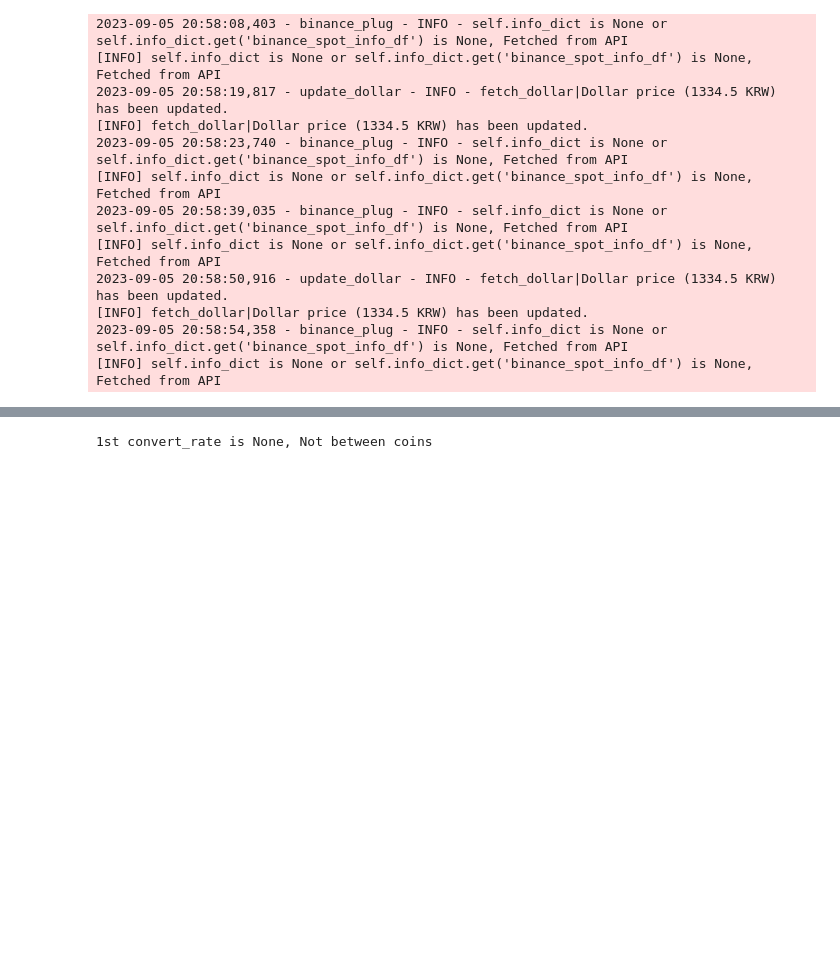
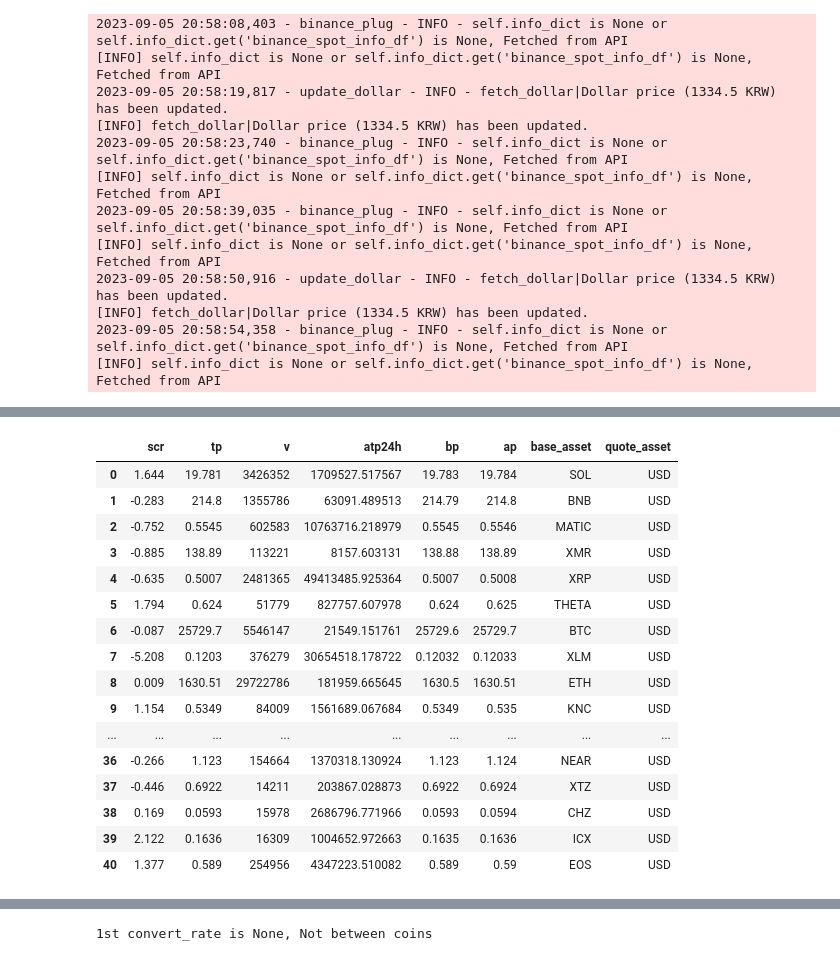
Before and after one commit to charlie115/act, a Jupyter notebook: test_kimp_bot_core.ipynb, the cells around one changed output, grey strips where cells are left out. Cells and saved outputs as stored; diff of their text form; code cells hidden in the pictures; blank space fills up the shorter version.

```diff
--- a/test_kimp_bot_core.ipynb
+++ b/test_kimp_bot_core.ipynb
@@ -290,0 +290,36 @@ market_two_df.head()
+# %%
+# POSSIBLE quote_assets: USDT, BUSD, BTC, KRW
+
+exchange_origin = 'BINANCE_USD_M/USDT'
+exchange_target = 'UPBIT_SPOT/BTC'
+
+origin_market = exchange_origin.split('/')[0]
+quote_asset_one = exchange_origin.split('/')[1]
+target_market = exchange_target.split('/')[0]
+quote_asset_two = exchange_target.split('/')[1]
+
+
+origin_market_df = core.exchange_websocket_dict[origin_market].get_price_df()
+origin_market_df = origin_market_df[origin_market_df['quote_asset'] == quote_asset_one]
+target_market_df = core.exchange_websocket_dict[target_market].get_price_df()
+target_market_df = target_market_df[target_market_df['quote_asset'] == quote_asset_two]
+
+shared_bass_asset_list = list(set(origin_market_df['base_asset'].values).intersection(set(target_market_df['base_asset'].values)))
+origin_market_df = origin_market_df[origin_market_df['base_asset'].isin(shared_bass_asset_list)].sort_values('base_asset').reset_index(drop=True)
+# origin_market_df = origin_market_df[origin_market_df['base_asset'].isin(shared_bass_asset_list)].set_index('base_asset')
+target_market_df = target_market_df[target_market_df['base_asset'].isin(shared_bass_asset_list)].sort_values('base_asset').reset_index(drop=True)
+# target_market_df = target_market_df[target_market_df['base_asset'].isin(shared_bass_asset_list)].set_index('base_asset')
+
+convert_rate = convert_asset_rate(origin_market, quote_asset_one, target_market, quote_asset_two)
+
+origin_market_df[['converted_tp','converted_ap','converted_bp']] = origin_market_df[['tp','ap','bp']] * convert_rate
+# target_market_df[['converted_tp','converted_ap','converted_bp']] = target_market_df[['tp','ap','bp']]
+
+# divide by target_market_df[['tp','ap','bp']]
+premium_df = pd.DataFrame((target_market_df[['tp','ap','bp']].values - origin_market_df[['converted_tp','converted_bp','converted_ap']].values)/
+                          origin_market_df[['converted_tp','converted_bp','converted_ap']].values, columns=['tp_premium','LS_premium','SL_premium'])
+premium_df['LS_SL_spread'] = premium_df['LS_premium'] - premium_df['SL_premium']
+premium_df[['base_asset','quote_asset','tp','ap','bp','atp24h']] = target_market_df[['base_asset','quote_asset','tp','ap','bp','atp24h']]
+premium_df[['converted_tp','converted_ap','converted_bp']] = origin_market_df[['converted_tp','converted_ap', 'converted_bp']]
+premium_df.loc[:, ['tp_premium','LS_premium','SL_premium','LS_SL_spread']] = premium_df[['tp_premium','LS_premium','SL_premium','LS_SL_spread']] * 100
+premium_df.sort_values('atp24h', ascending=False).reset_index(drop=True).head(10)
@@ -290,0 +376,20 @@ market_two_df.head()
+# %%
+core.exchange_websocket_dict[target_market].get_price_df()
+# %% [output]
+|  | scr | tp | v | atp24h | bp | ap | base_asset | quote_asset |
+| 0 | 1.644 | 19.781 | 3426352 | 1709527.517567 | 19.783 | 19.784 | SOL | USD |
+| 1 | -0.283 | 214.8 | 1355786 | 63091.489513 | 214.79 | 214.8 | BNB | USD |
+| 2 | -0.752 | 0.5545 | 602583 | 10763716.218979 | 0.5545 | 0.5546 | MATIC | USD |
+| 3 | -0.885 | 138.89 | 113221 | 8157.603131 | 138.88 | 138.89 | XMR | USD |
+| 4 | -0.635 | 0.5007 | 2481365 | 49413485.925364 | 0.5007 | 0.5008 | XRP | USD |
+| 5 | 1.794 | 0.624 | 51779 | 827757.607978 | 0.624 | 0.625 | THETA | USD |
+| 6 | -0.087 | 25729.7 | 5546147 | 21549.151761 | 25729.6 | 25729.7 | BTC | USD |
+| 7 | -5.208 | 0.1203 | 376279 | 30654518.178722 | 0.12032 | 0.12033 | XLM | USD |
+| 8 | 0.009 | 1630.51 | 29722786 | 181959.665645 | 1630.5 | 1630.51 | ETH | USD |
+| 9 | 1.154 | 0.5349 | 84009 | 1561689.067684 | 0.5349 | 0.535 | KNC | USD |
+| ... | ... | ... | ... | ... | ... | ... | ... | ... |
+| 36 | -0.266 | 1.123 | 154664 | 1370318.130924 | 1.123 | 1.124 | NEAR | USD |
+| 37 | -0.446 | 0.6922 | 14211 | 203867.028873 | 0.6922 | 0.6924 | XTZ | USD |
+| 38 | 0.169 | 0.0593 | 15978 | 2686796.771966 | 0.0593 | 0.0594 | CHZ | USD |
+| 39 | 2.122 | 0.1636 | 16309 | 1004652.972663 | 0.1635 | 0.1636 | ICX | USD |
+| 40 | 1.377 | 0.589 | 254956 | 4347223.510082 | 0.589 | 0.59 | EOS | USD |
```
Also changed, not shown: parts of 14 cells of this notebook, 5 other files.
